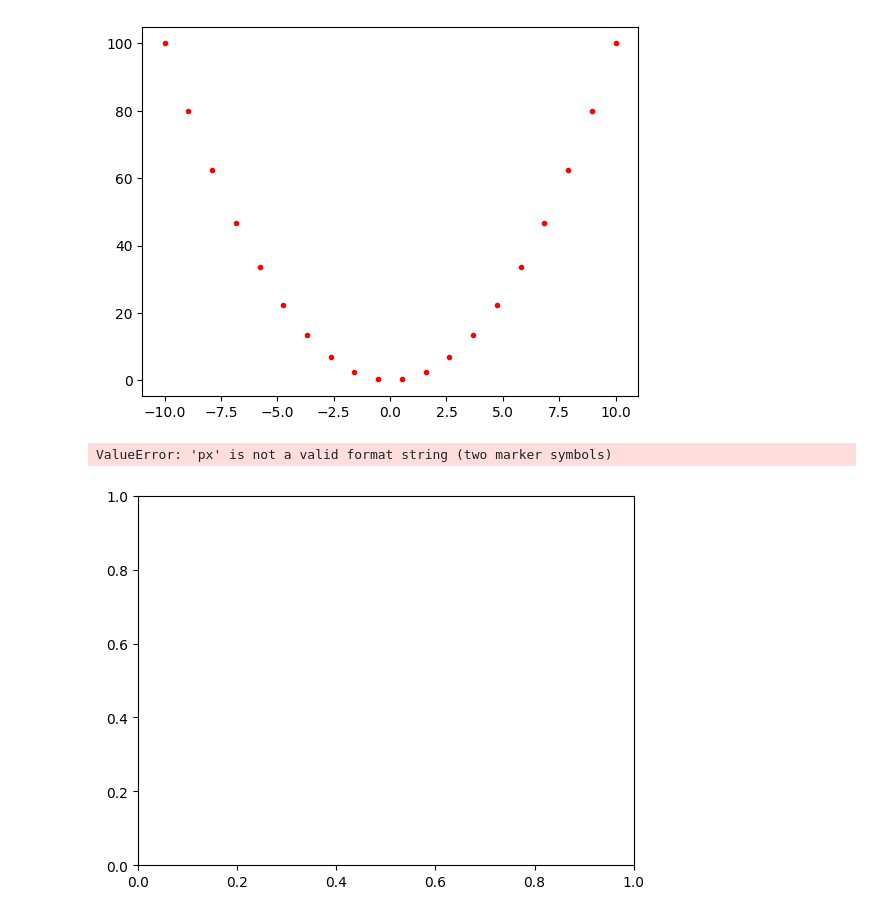
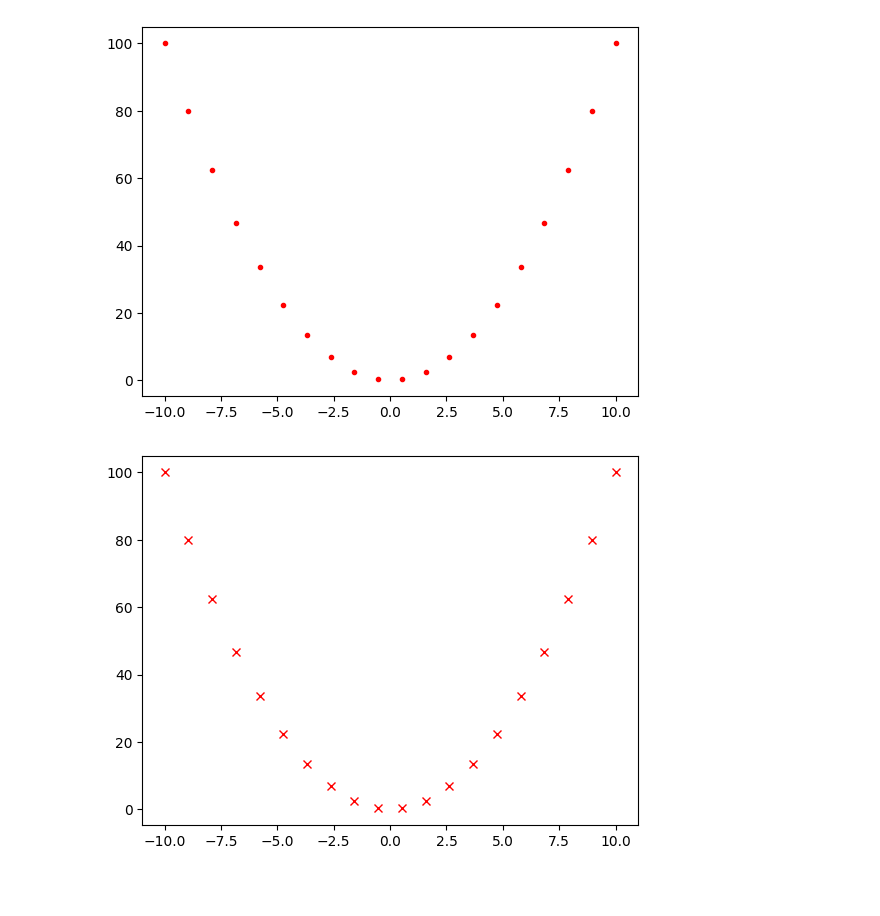
Before and after one commit to Varshashri1505/PythonBasics, a Jupyter notebook: Matplotlib_in_Py.ipynb, the cells around one changed output. Cells and saved outputs as stored; diff of their text form; code cells hidden in the pictures; blank space fills up the shorter version.

```diff
--- a/Matplotlib_in_Py.ipynb
+++ b/Matplotlib_in_Py.ipynb
@@ -118,8 +118,7 @@ plt.show()
 # %% [output]
 [figure]
 # %%
-plt.plot(x,y,'px')
+plt.plot(x,y,'rx')
 plt.show()
 # %% [output]
-ValueError: 'px' is not a valid format string (two marker symbols)
-[figure, old version]
+[figure, new version]
```
